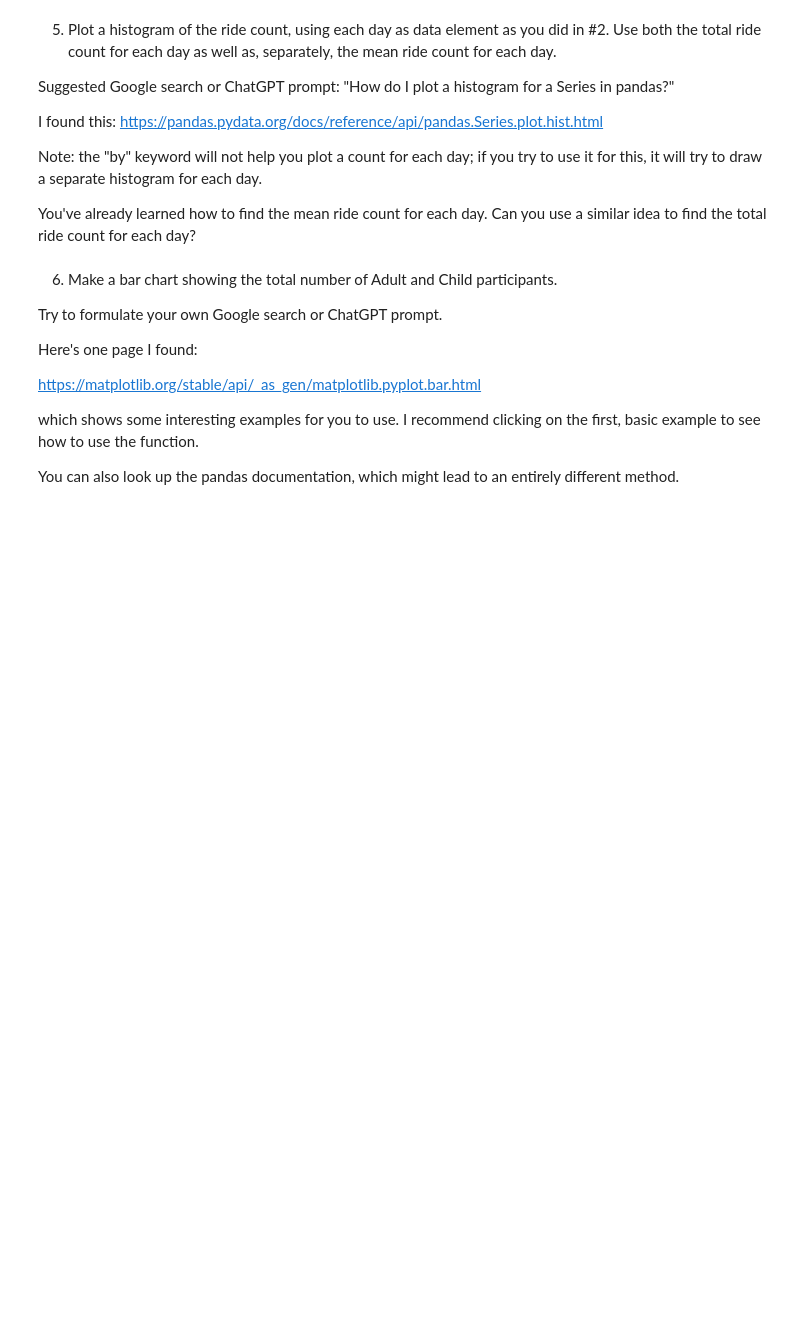
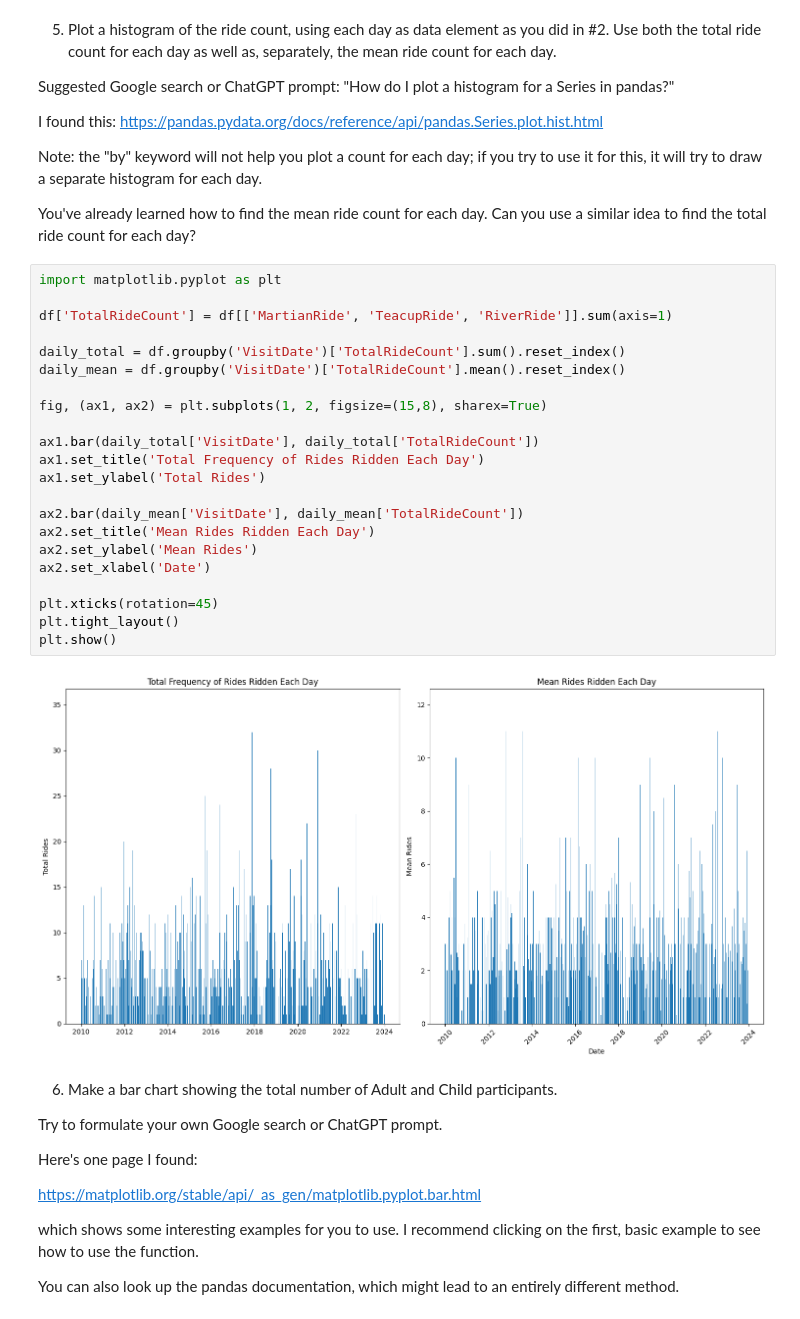
Before and after one commit to aidandig/DX699-ModB2, a Jupyter notebook: Homework/OMDS-ModB2-Week3-DiGregorio-Aidan.ipynb, the cells around one changed output. Drawn from its saved outputs; the diff is of its cells as text; blank space fills up the shorter version.

```diff
--- a/Homework/OMDS-ModB2-Week3-DiGregorio-Aidan.ipynb
+++ b/Homework/OMDS-ModB2-Week3-DiGregorio-Aidan.ipynb
@@ -228,6 +369,30 @@ I found this: https://pandas.pydata.org/docs/reference/api/pandas.Series.plot.hi
 Note: the "by" keyword will not help you plot a count for each day; if you try to use it for this, it will try to draw a separate histogram for each day.
 
 You've already learned how to find the mean ride count for each day.  Can you use a similar idea to find the total ride count for each day?
+# %%
+import matplotlib.pyplot as plt
+
+df['TotalRideCount'] = df[['MartianRide', 'TeacupRide', 'RiverRide']].sum(axis=1)
+
+daily_total = df.groupby('VisitDate')['TotalRideCount'].sum().reset_index()
+daily_mean = df.groupby('VisitDate')['TotalRideCount'].mean().reset_index()
+
+fig, (ax1, ax2) = plt.subplots(1, 2, figsize=(15,8), sharex=True)
+
+ax1.bar(daily_total['VisitDate'], daily_total['TotalRideCount'])
+ax1.set_title('Total Frequency of Rides Ridden Each Day')
+ax1.set_ylabel('Total Rides')
+
+ax2.bar(daily_mean['VisitDate'], daily_mean['TotalRideCount'])
+ax2.set_title('Mean Rides Ridden Each Day')
+ax2.set_ylabel('Mean Rides')
+ax2.set_xlabel('Date')
+
+plt.xticks(rotation=45)
+plt.tight_layout()
+plt.show()
+# %% [output]
+[figure, added]
 # %% [markdown]
 6. Make a bar chart showing the total number of Adult and Child participants.
 
```
Also changed, not shown: parts of 15 cells of this notebook.
